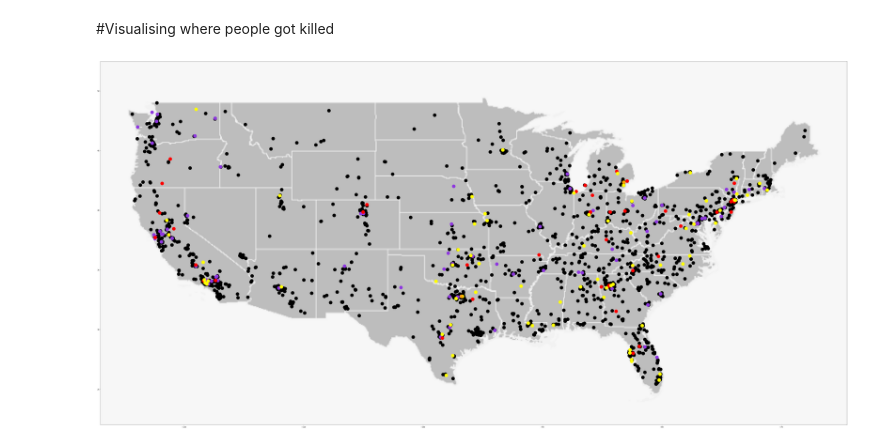
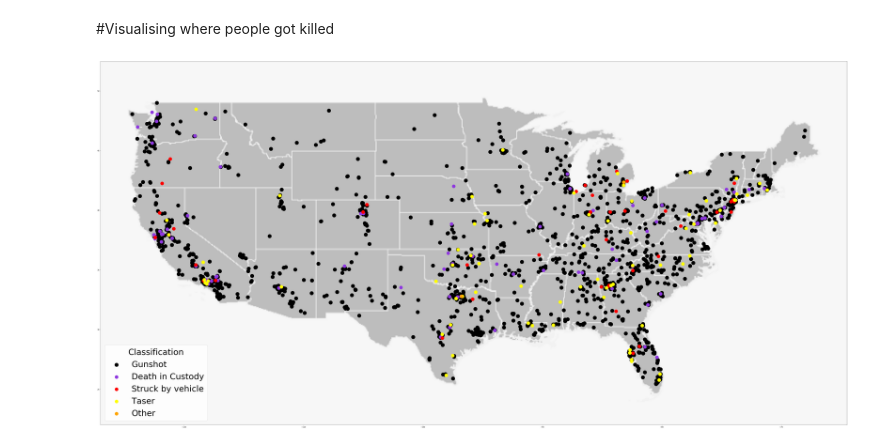
Before and after one commit to awesomealex1/TheCounted, a Jupyter notebook: notebook.ipynb, the cells around one changed output. Saved outputs shown, nothing was run; the diff lists cells and outputs as text; code cells hidden in the pictures.

```diff
--- a/notebook.ipynb
+++ b/notebook.ipynb
@@ -88,19 +88,28 @@ Looks like everything is quite evenly distributed with some increased acitvity d
 # %%
 img = plt.imread("usa2.png")
 filtered = data[["longitude","latitude", "classification"]]
 filtered = filtered[filtered["longitude"] > -130]
 death_in_custody = filtered[filtered["classification"] == "Death in custody"]
 gunshot = filtered[filtered["classification"] == "Gunshot"]
 struck_by_vehicle = filtered[filtered["classification"] == "Struck by vehicle"]
 taser = filtered[filtered["classification"] == "Taser"]
 other = filtered[filtered["classification"] == "Other"]
 plt.figure(figsize=(180, 40))
 plt.imshow(img, extent=[-127, -64.5, 22, 52.5])
-plt.scatter(gunshot.longitude, gunshot.latitude, color="black", s=400)
-plt.scatter(death_in_custody.longitude, death_in_custody.latitude, color="#8f38e0", s=400)
-plt.scatter(struck_by_vehicle.longitude, struck_by_vehicle.latitude, color="red", s=400)
-plt.scatter(taser.longitude, taser.latitude, color="yellow", s=400)
-plt.scatter(other.longitude, other.latitude, color="orange", s=400)
+g = plt.scatter(gunshot.longitude, gunshot.latitude, color="black", s=500)
+d = plt.scatter(death_in_custody.longitude, death_in_custody.latitude, color="#8f38e0", s=400)
+s = plt.scatter(struck_by_vehicle.longitude, struck_by_vehicle.latitude, color="red", s=400)
+t = plt.scatter(taser.longitude, taser.latitude, color="yellow", s=400)
+o = plt.scatter(other.longitude, other.latitude, color="orange", s=400)
+
+plt.legend((g,d,s,t,o),
+           ("Gunshot","Death in Custody","Struck by vehicle","Taser","Other"),
+           loc='lower left',
+           ncol=1,
+           fontsize=50,
+           title="Classification",
+           title_fontsize=50)
+
 plt.show()
 # %% [output]
-[figure, old version]
+[figure, new version]
```
Also changed, not shown: parts of 2 cells of this notebook.
